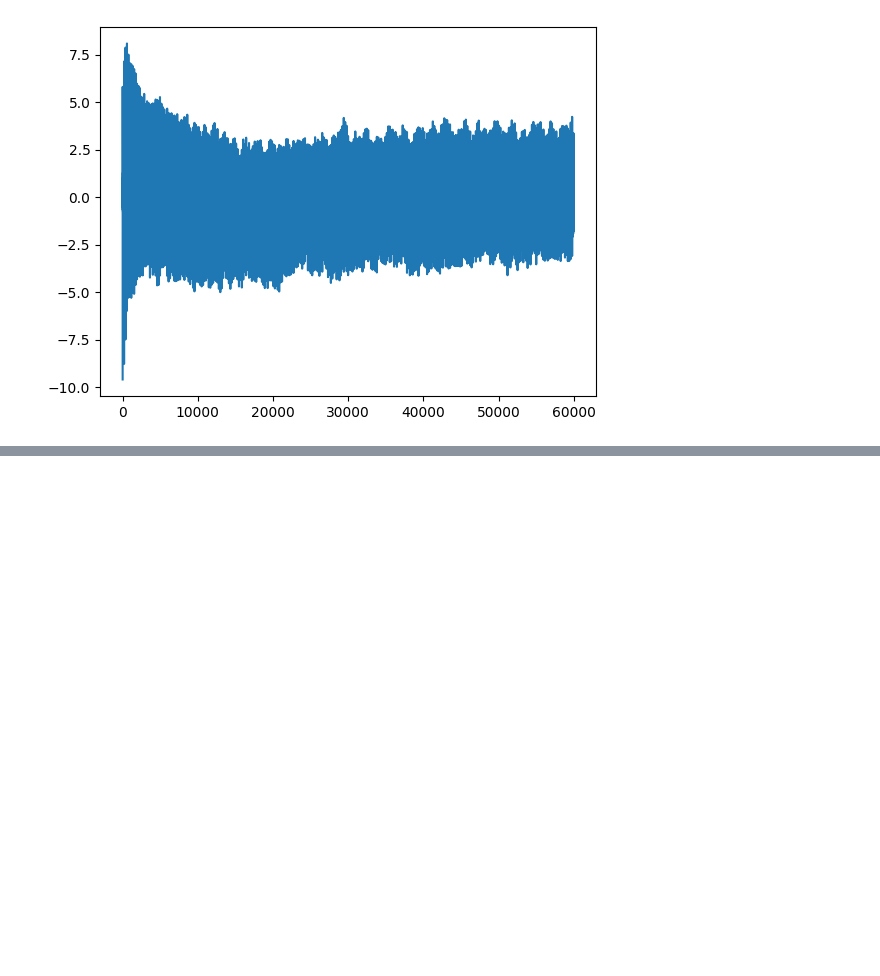
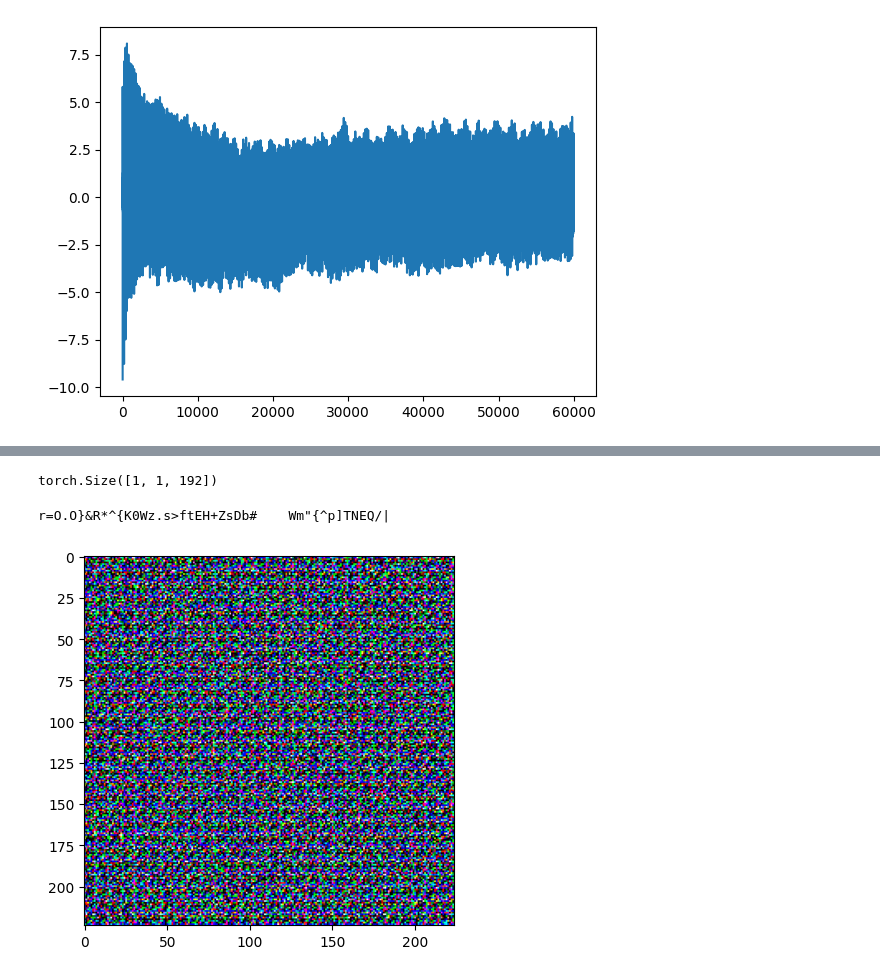
Before and after one commit to KindaOP/KAIN, a Jupyter notebook: debug.ipynb, the cells around one changed output, grey strips where cells are left out. Saved outputs shown, nothing was run; the diff lists cells and outputs as text; code cells hidden in the pictures; blank space fills up the shorter version.

```diff
--- a/debug.ipynb
+++ b/debug.ipynb
@@ -306,0 +309,6 @@ torch.Size([4, 1, 192]) tensor(1.0000)
+# %%
+from kain.model import Kain
+
+
+model = Kain()
+print(model)
@@ -306,0 +333,20 @@ torch.Size([4, 1, 192]) tensor(1.0000)
+# %%
+input_text = ["Hi. My name is Kain"]
+
+context = model.text_encoder.predict(input_text)
+print(context.tensor.shape)
+# %% [output]
+torch.Size([1, 1, 192])
+# %%
+output_text = model.text_decoder.predict(context, context)
+print(output_text[0])
+# %% [output]
+r=O.O}&R*^{K0Wz.s>ftEH+ZsDb#    Wm"{^p]TNEQ/|
+# %%
+from matplotlib import pyplot as plt
+
+output_image = model.image_decoder.predict(context, context)
+plt.imshow(output_image[0])
+plt.show()
+# %% [output]
+[figure, added]
```
Also changed, not shown: parts of 4 cells of this notebook, 3 other files.
